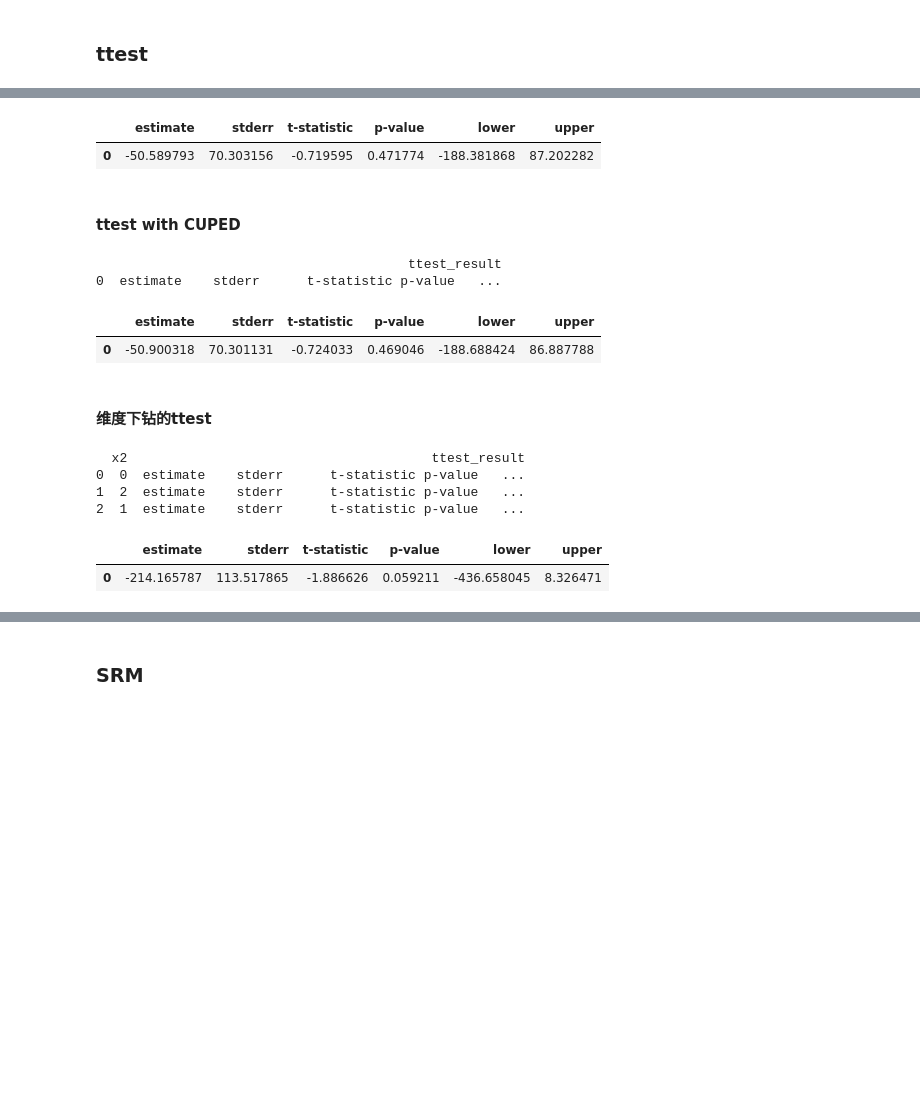
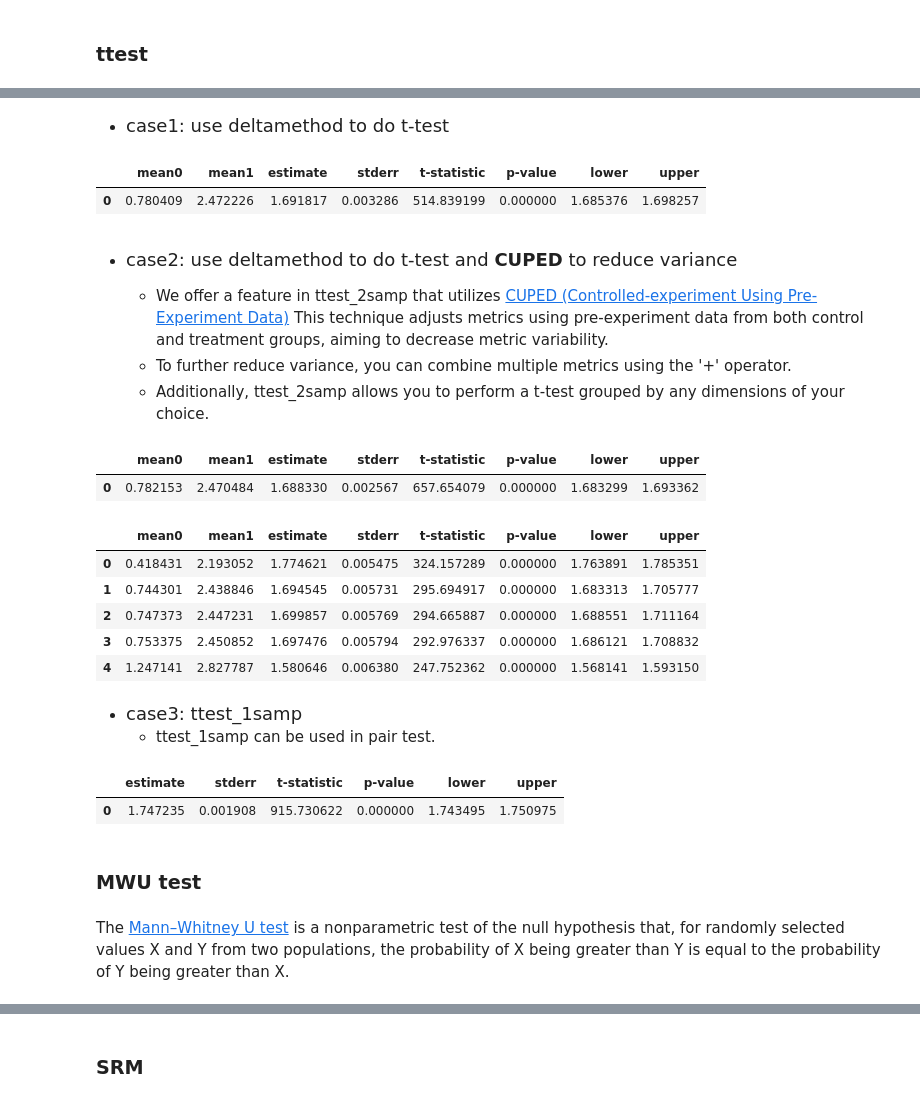
Before and after one commit to Tencent/fast-causal-inference, a Jupyter notebook: examples/demo.ipynb, the cells around one changed output, grey strips where cells are left out. Saved outputs shown, nothing was run; the diff lists cells and outputs as text; code cells hidden in the pictures; blank space fills up the shorter version.

```diff
--- a/examples/demo.ipynb
+++ b/examples/demo.ipynb
@@ -3,4 +0,0 @@
-# %%
-import fast_causal_inference
-fast_causal_inference.set_config("conf.yaml")
-sql_instance = fast_causal_inference.create()
@@ -118,0 +33,5 @@ max: 4.0
+# %%
+import fast_causal_inference
+fast_causal_inference.set_config(".jupyter/conf.yaml")
+
+sql_instance = fast_causal_inference.create()
@@ -125,46 +254,60 @@ max: 4.0
+# %% [markdown]
+- <font size="4">case1: use deltamethod to do t-test</font>
 # %%
 ttest = sql_instance.sql("""select
                                   ttest_2samp(avg(numerator)/avg(denominator),treatment,'two-sided') as ttest_result
                             from
                                   test_data_small""")
-# 某个cell ttest结果转pandas
-fast_causal_inference.to_pandas(ttest['ttest_result'][0])
+fast_causal_inference.to_pandas(ttest['ttest_result'])
 # %% [output]
-|  | estimate | stderr | t-statistic | p-value | lower | upper |
-| 0 | -50.589793 | 70.303156 | -0.719595 | 0.471774 | -188.381868 | 87.202282 |
+|  | mean0 | mean1 | estimate | stderr | t-statistic | p-value | lower | upper |
+| 0 | 0.780409 | 2.472226 | 1.691817 | 0.003286 | 514.839199 | 0.000000 | 1.685376 | 1.698257 |
-# %% [markdown]
-#### ttest with CUPED
+# %% [markdown]
+- <font size="4">case2: use deltamethod to do t-test and **CUPED** to reduce variance</font>
+
+
+    - We offer a feature in ttest_2samp that utilizes [CUPED (Controlled-experiment Using Pre-Experiment Data)](https://ai.stanford.edu/~ronnyk/2013-02CUPEDImprovingSensitivityOfControlledExperiments.pdf) This technique adjusts metrics using pre-experiment data from both control and treatment groups, aiming to decrease metric variability.
+    - To further reduce variance, you can combine multiple metrics using the '+' operator.
+    - Additionally, ttest_2samp allows you to perform a t-test grouped by any dimensions of your choice.
 # %%
 ttest = sql_instance.sql("""select
                                   ttest_2samp(avg(numerator)/avg(denominator),treatment,'two-sided',
-                                  avg(numerator_pre)/avg(denominator_pre)) as ttest_result
+                                  avg(numerator_pre)/avg(denominator_pre)+avg(x1)) as ttest_result
                             from
                                   test_data_small""")
-print(ttest)
-# 某个cell ttest结果转pandas
-fast_causal_inference.to_pandas(ttest['ttest_result'][0])
+fast_causal_inference.to_pandas(ttest['ttest_result'])
 # %% [output]
-                                        ttest_result
-0  estimate    stderr      t-statistic p-value   ...
-|  | estimate | stderr | t-statistic | p-value | lower | upper |
-| 0 | -50.900318 | 70.301131 | -0.724033 | 0.469046 | -188.688424 | 86.887788 |
+|  | mean0 | mean1 | estimate | stderr | t-statistic | p-value | lower | upper |
+| 0 | 0.782153 | 2.470484 | 1.688330 | 0.002567 | 657.654079 | 0.000000 | 1.683299 | 1.693362 |
-# %% [markdown]
-#### 维度下钻的ttest
 # %%
 ttest = sql_instance.sql("""select
-                                  x2,ttest_2samp(avg(numerator)/avg(denominator),treatment,'two-sided',
+                                  x_cat1,ttest_2samp(avg(numerator)/avg(denominator),treatment,'two-sided',
                                   avg(numerator_pre)/avg(denominator_pre)) as ttest_result
                             from
                                   test_data_small
                             group by
-                                  x2""")
-print(ttest)
-# 某个cell ttest结果转pandas
-fast_causal_inference.to_pandas(ttest['ttest_result'][1])
+                                  x_cat1""")
+fast_causal_inference.to_pandas(ttest['ttest_result'])
 # %% [output]
-  x2                                       ttest_result
-0  0  estimate    stderr      t-statistic p-value   ...
-1  2  estimate    stderr      t-statistic p-value   ...
-2  1  estimate    stderr      t-statistic p-value   ...
-|  | estimate | stderr | t-statistic | p-value | lower | upper |
-| 0 | -214.165787 | 113.517865 | -1.886626 | 0.059211 | -436.658045 | 8.326471 |
+|  | mean0 | mean1 | estimate | stderr | t-statistic | p-value | lower | upper |
+| 0 | 0.418431 | 2.193052 | 1.774621 | 0.005475 | 324.157289 | 0.000000 | 1.763891 | 1.785351 |
+| 1 | 0.744301 | 2.438846 | 1.694545 | 0.005731 | 295.694917 | 0.000000 | 1.683313 | 1.705777 |
+| 2 | 0.747373 | 2.447231 | 1.699857 | 0.005769 | 294.665887 | 0.000000 | 1.688551 | 1.711164 |
+| 3 | 0.753375 | 2.450852 | 1.697476 | 0.005794 | 292.976337 | 0.000000 | 1.686121 | 1.708832 |
+| 4 | 1.247141 | 2.827787 | 1.580646 | 0.006380 | 247.752362 | 0.000000 | 1.568141 | 1.593150 |
+# %% [markdown]
+- <font size="4">case3: ttest_1samp </font>
+    - ttest_1samp can be used in pair test.
+# %%
+ttest = sql_instance.sql("""select
+                                  ttest_1samp(avg(numerator)/avg(denominator),'two-sided') as ttest_result
+                            from
+                                  test_data_small""")
+fast_causal_inference.to_pandas(ttest['ttest_result'])
+# %% [output]
+|  | estimate | stderr | t-statistic | p-value | lower | upper |
+| 0 | 1.747235 | 0.001908 | 915.730622 | 0.000000 | 1.743495 | 1.750975 |
+# %% [markdown]
+### MWU test
+# %% [markdown]
+The [Mann–Whitney U test](https://en.wikipedia.org/wiki/Mann%E2%80%93Whitney_U_test) is a nonparametric test of the null hypothesis that, for randomly selected values X and Y from two populations, the probability of X being greater than Y is equal to the probability of Y being greater than X.
```
Also changed, not shown: parts of 117 cells of this notebook, 57 other files.
